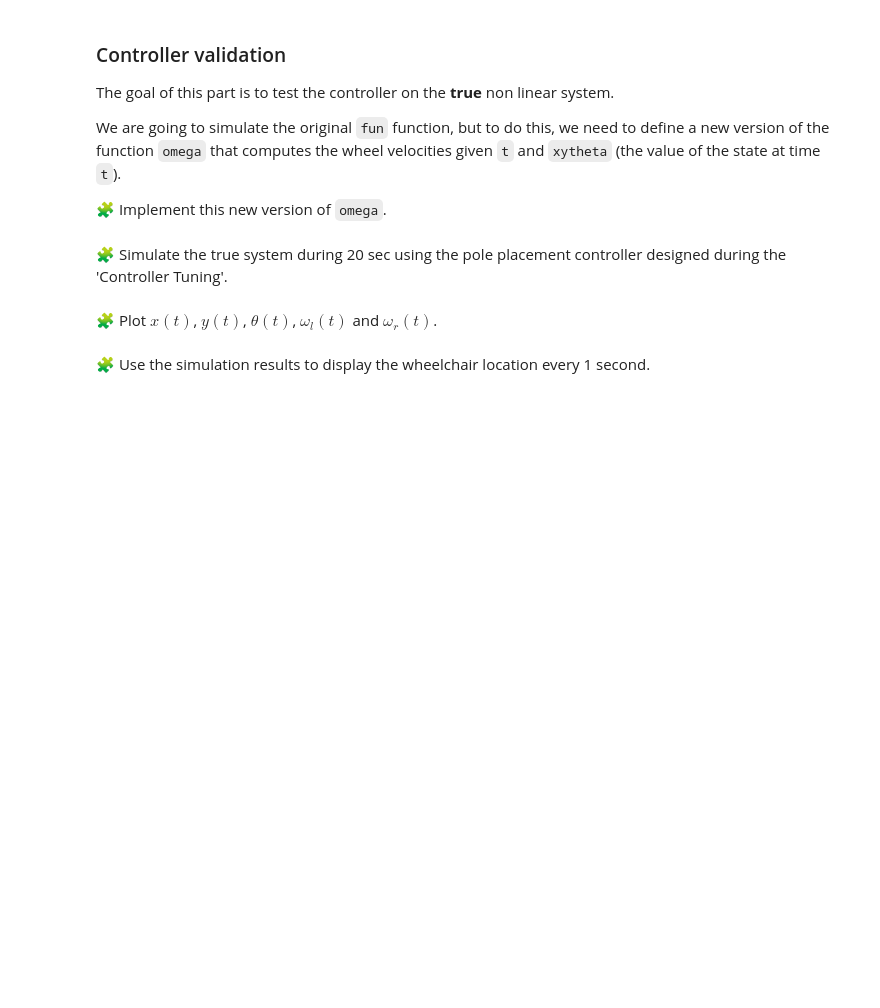
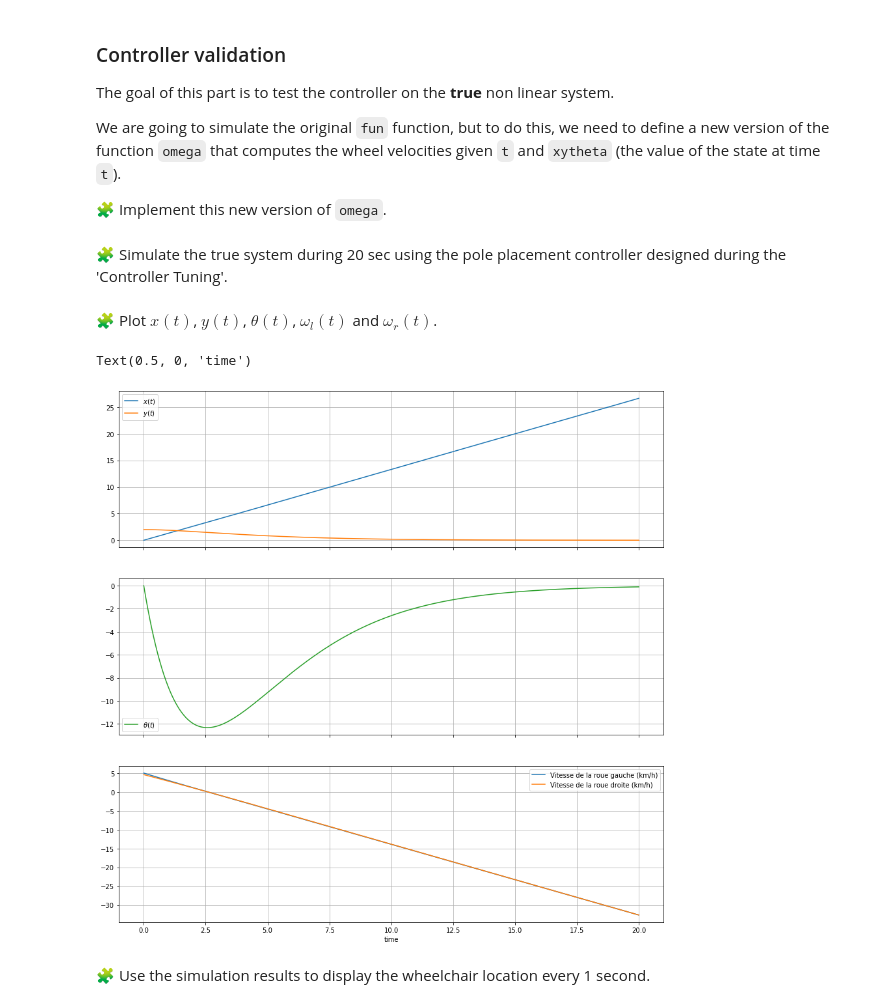
Before and after one commit to Said-taoussi/Control-engineering-with-python, a Jupyter notebook: Project-3.ipynb, the cells around one changed output. Cells and saved outputs as stored; diff of their text form; code cells hidden in the pictures; blank space fills up the shorter version.

```diff
--- a/Project-3.ipynb
+++ b/Project-3.ipynb
@@ -895,2 +898,8 @@ pass
+# %%
+t = linspace(0,tf, 1000)
+poles = [-0.4,-0.39,-0.38]
+K = place_poles(A,B,poles).gain_matrix
+
+rtrue = solve_ivp(fun=fun,t_span=[0,tf] ,y0=[0,2,0], dense_output=True,max_step=1e-2, atol=1e-12)
 # %% [markdown]
 🧩 Plot $x(t)$, $y(t)$, $\theta(t)$, $\omega_l(t)$ and $\omega_r(t)$.
@@ -899,2 +906,32 @@ pass
+# %%
+
+x, y, theta = rtrue["sol"](t)
+# omega_l = [omega(temp,rtrue["sol"](temp))[0] for temp in t ]
+# omega_r = [omega(temp,rtrue["sol"](temp))[1] for temp in t ]
+dX = rtrue["sol"](t)
+dOmega = -K@dX
+dOmega_l = dOmega[0,:]
+dOmega_r = dOmega[1,:]
+omega_l = dOmega_l + v/Rw
+omega_r = dOmega_r + v/Rw
+
+
+fig=figure(figsize=(15, 15))
+ax1, ax2, ax3 = fig.subplots(3, 1, sharex=True)
+ax1.grid(True)
+ax1.plot(t, x, label="$x(t)$")
+ax1.plot(t, y, label="$y(t)$")
+ax1.legend()
+ax2.grid(True)
+ax2.plot(t, theta*180/pi, label=r"$\theta(t)$", color="C2")
+ax2.legend()
+ax3.grid(True)
+ax3.plot(t,omega_l * Rw* 3.6 , label=r"Vitesse de la roue gauche (km/h)")
+ax3.plot(t,omega_r * Rw* 3.6, label=r"Vitesse de la roue droite (km/h)")
+ax3.legend()
+xlabel("time")
+# %% [output]
+Text(0.5, 0, 'time')
+[figure, added]
 # %% [markdown]
 🧩 Use the simulation results to display the wheelchair location every 1 second.
```
Also changed, not shown: parts of 8 cells of this notebook.
